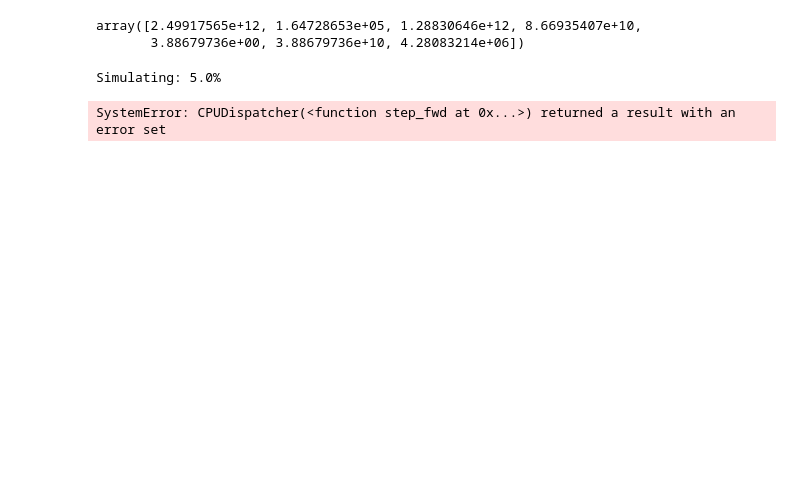
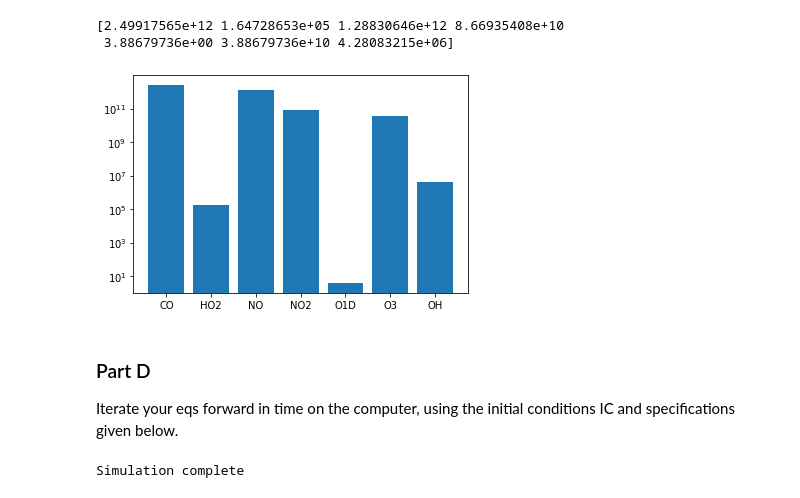
Before and after one commit to AndrewLoeppky/a595, a Jupyter notebook: ast7/mini_CMAQ.ipynb, the cells around one changed output. Saved outputs shown, nothing was run; the diff lists cells and outputs as text; code cells hidden in the pictures; blank space fills up the shorter version.

```diff
--- a/ast7/mini_CMAQ.ipynb
+++ b/ast7/mini_CMAQ.ipynb
@@ -67,19 +219,14 @@ def init(c0, tend, tsave):
         sets the first row to the specified initial concentrations c0
 
     initconcs:
-        creates a 1-row dataframe to pass to loop fcn, same cols as concs
+        creates a 1-row array of c0 to pass to loop
     """
     time = np.arange(0, tend, tsave) # timesteps to save
 
     # create the master dataframe
     tseries = pd.DataFrame(columns=["CO", "HO2", "NO", "NO2", "O1D", "O3", "OH"], index=time)
 
-    # create mini dataframe to pass into loop
-    #initconcs = np.array()
-
     # fill first row with initial concentrations
-    concs = c0
-    tseries.loc[time[0]] = concs
-    #initconcs.iloc[0] = concs
+    tseries.loc[time[0]] = c0
 
     return tseries, initconcs
@@ -91,29 +268,15 @@ def step_fwd(c_old, delt):
     """
     c_new = c_old
 
+    # write out derivatives of each species as the sum of each relevant R value
+    # this is a painful way to express the equations but it runs FAST
     c_new[0] += -(k123 * c_old[6] * c_old[0]) * delt
-    c_new[1] += (
-        k123 * c_old[6] * c_old[0] - k25 * c_old[1] * c_old[3]
-    ) * delt
-    c_new[2] += (
-        (j01 * c_old[3])
-        - (k03 * c_old[5] * c_old[2])
-        - (k25 * c_old[1] * c_old[3])
-    ) * delt
-    c_new[3] += (
-        -(j01 * c_old[3])
-        + (k03 * c_old[5] * c_old[2])
-        + (k25 * c_old[1] * c_old[3])
-    ) * delt
+    c_new[1] += (k123 * c_old[6] * c_old[0] - k25 * c_old[1] * c_old[3]) * delt
+    c_new[2] += ((j01 * c_old[3]) - (k03 * c_old[5] * c_old[2]) - (k25 * c_old[1] * c_old[3])) * delt
+    c_new[3] += (-(j01 * c_old[3]) + (k03 * c_old[5] * c_old[2]) + (k25 * c_old[1] * c_old[3])) * delt
     c_new[4] += ((j09 * c_old[5]) - (k11 * c_old[4] * H2O)) * delt
-    c_new[5] += (
-        (j01 * c_old[3]) - (k03 * c_old[5] * c_old[2]) - (j09 * c_old[5])
-    ) * delt
-    c_new[6] += (
-        ((2 * k11 * H2O) * c_old[4])
-        + (k25 * c_old[1] * c_old[3])
-        - (k123 * c_old[6] * c_old[0])
-    )
+    c_new[5] += ((j01 * c_old[3]) - (k03 * c_old[5] * c_old[2]) - (j09 * c_old[5])) * delt
+    c_new[6] += (((2 * k11 * H2O) * c_old[4]) + (k25 * c_old[1] * c_old[3]) - (k123 * c_old[6] * c_old[0]))
 
     # take all negative concentrations to zero
     c_new[c_new < 0] = 0
@@ -121,12 +284,15 @@ def step_fwd(c_old, delt):
     return c_new
 # %%
 # toy simulation
-save_concs, concs = init(initconcs, tend, tsave)
+toy_saved_concs, toy_concs = init(initconcs, tend, tsave)
 # %%
 # execute this cell as many times as you like to manually step the simulation forward
-c_new = step_fwd(concs, delt)
-c_new
+toy_concs = step_fwd(toy_concs, delt)
+plt.bar(["CO", "HO2", "NO", "NO2", "O1D", "O3", "OH"], toy_concs)
+plt.yscale("log")
+print(toy_concs)
 # %% [output]
-array([2.49917565e+12, 1.64728653e+05, 1.28830646e+12, 8.66935407e+10,
-       3.88679736e+00, 3.88679736e+10, 4.28083214e+06])
+[2.49917565e+12 1.64728653e+05 1.28830646e+12 8.66935408e+10
+ 3.88679736e+00 3.88679736e+10 4.28083215e+06]
+[figure, added]
 # %%
@@ -150,7 +315,9 @@ def do_sim(initconcs, tend, delt, tsave):
+# %% [markdown]
+### Part D
+
+Iterate your eqs forward in time on the computer, using the initial conditions IC and specifications given below.
 # %%
-tseries = do_sim(initconcs, tend, delt, tsave)
-# show the result:
-tseries.plot()
+# full simulation (as spec'd by time step info in cell 1)
+concs_out = do_sim(initconcs, tend, delt, tsave)
 # %% [output]
-Simulating: 5.0%
+Simulation complete
-SystemError: CPUDispatcher(<function step_fwd at 0x...>) returned a result with an error set
```
Also changed, not shown: parts of 13 cells of this notebook.
